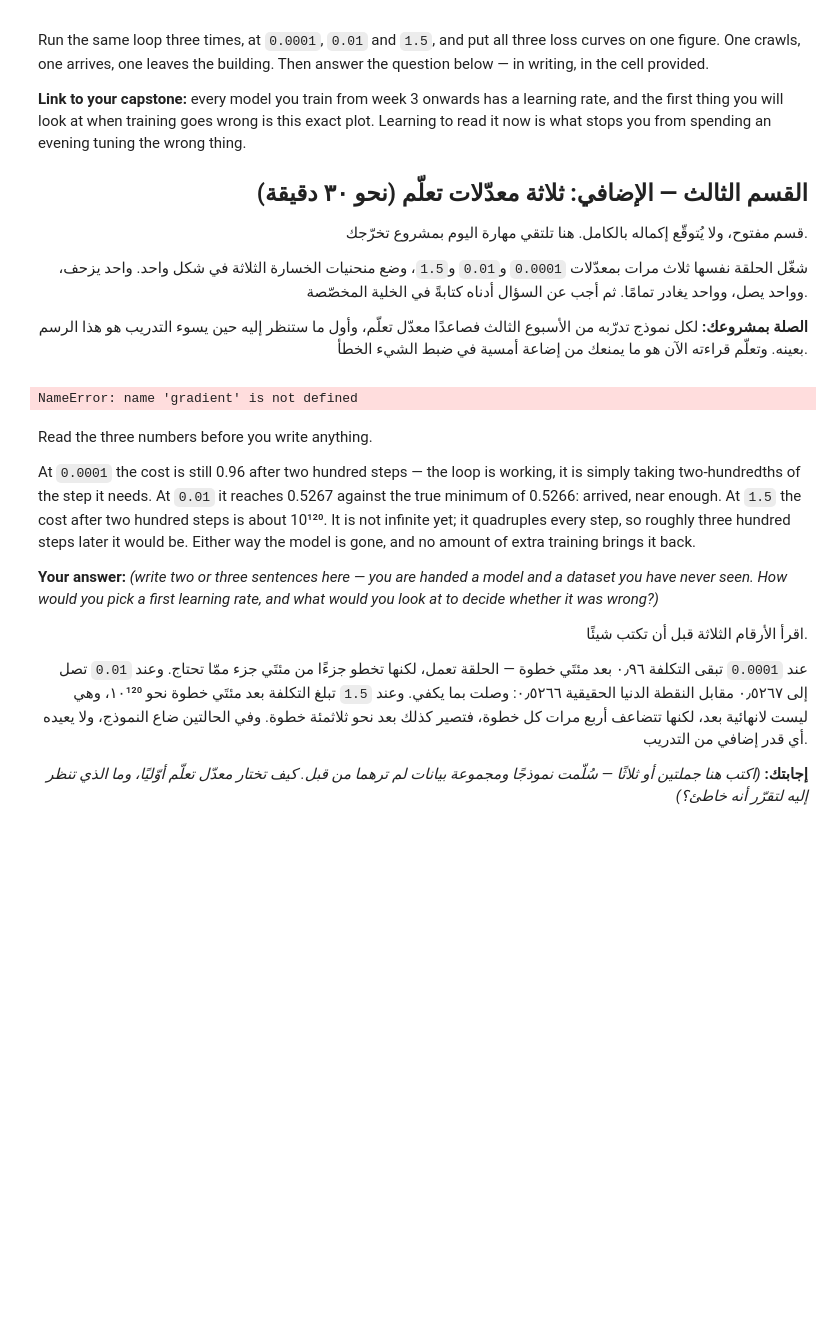
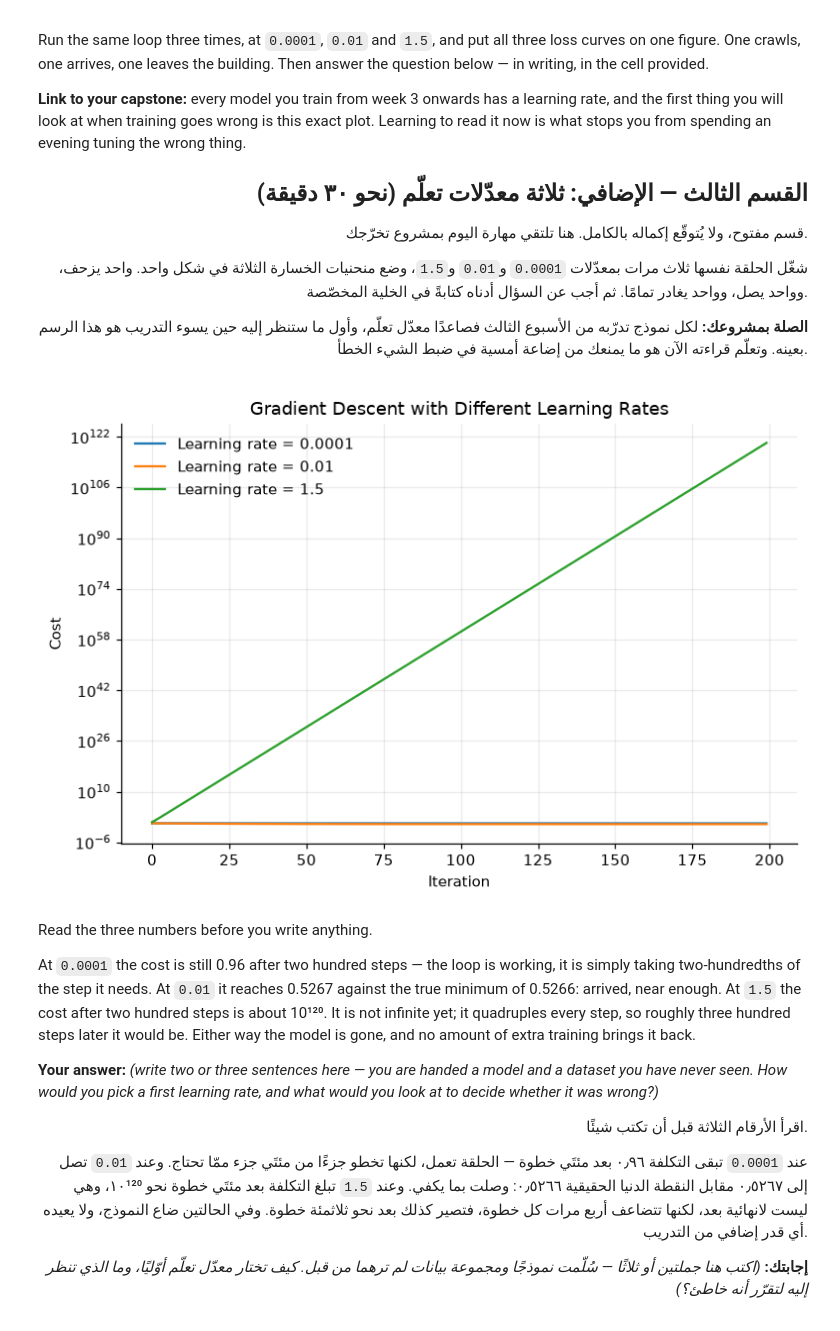
Before and after one commit to Lujain-Alahmari/AIEP_Olo_student, a Jupyter notebook: week_1_foundations/labs/D2_gradient_descent/D2_gradient_descent_blank.ipynb, the cells around one changed output. Drawn from its saved outputs; the diff is of its cells as text; code cells hidden in the pictures; blank space fills up the shorter version.

Commit message:
Fix gradient descent lab

```diff
--- a/week_1_foundations/labs/D2_gradient_descent/D2_gradient_descent_blank.ipynb
+++ b/week_1_foundations/labs/D2_gradient_descent/D2_gradient_descent_blank.ipynb
@@ -800,47 +798,42 @@ def run_gradient_descent(learning_rate):
     b = 0.0
     costs = []
 
-    for step in range(200):
-        # Get gradients and cost at current w and b
-        dw, db = gradient(x, y, w, b)
+    for iteration in range(1, N_ITERATIONS + 1):
 
-        # Move AGAINST the gradient
-        w -= learning_rate * dw
-        b -= learning_rate * db
+        dw, db = compute_gradients(w, b, x, y)
 
-        # Calculate the new cost
-        cost = compute_cost(x, y, w, b)
+        w = w - learning_rate * dw
+        b = b - learning_rate * db
 
-        # Stop if cost is no longer finite
+        cost = compute_cost(w, b, x, y)
+
         if not np.isfinite(cost):
-            print(f"Learning rate {learning_rate}: stopped at step {step}")
+            print(f"Learning rate {learning_rate}: stopped at step {iteration}")
             break
 
         costs.append(cost)
 
     return costs
 
-
-# Run gradient descent with the three learning rates
 cost_0001 = run_gradient_descent(0.0001)
 cost_001 = run_gradient_descent(0.01)
 cost_15 = run_gradient_descent(1.5)
 
 
-# Plot all three curves
 plt.figure(figsize=(8, 5))
 
 plt.semilogy(cost_0001, label="Learning rate = 0.0001")
 plt.semilogy(cost_001, label="Learning rate = 0.01")
 plt.semilogy(cost_15, label="Learning rate = 1.5")
 
 plt.xlabel("Iteration")
 plt.ylabel("Cost")
 plt.title("Gradient Descent with Different Learning Rates")
 plt.legend()
+
 plt.show()
 # %% [output]
-NameError: name 'gradient' is not defined
+[figure, added]
 # %% [markdown]
 Read the three numbers before you write anything.
 
```
Also changed, not shown: parts of 3 cells of this notebook.
